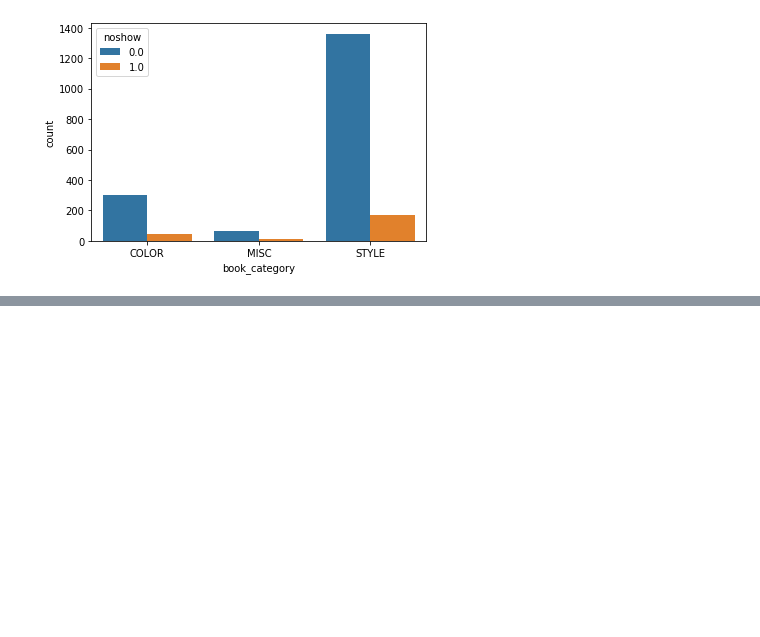
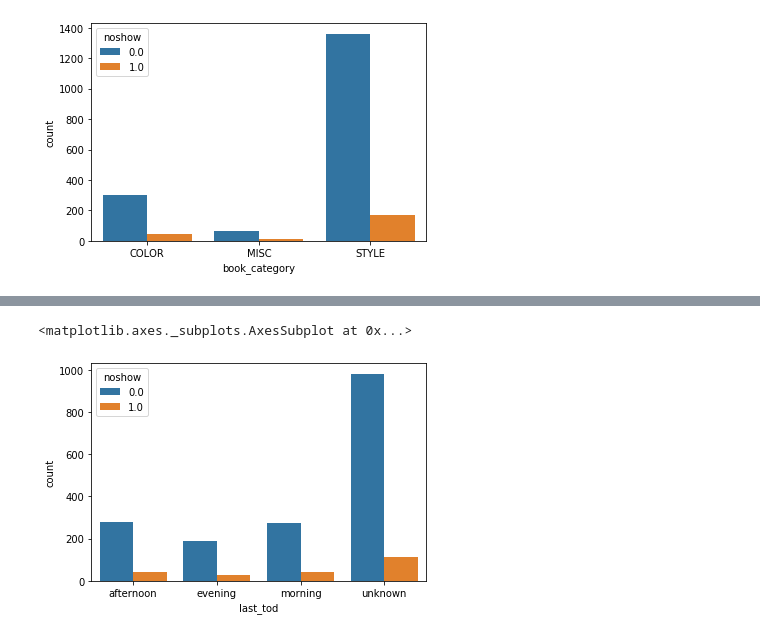
Before and after one commit to dannyvaks/DataScience, a Jupyter notebook: project/Final_Project_noshow_hair_salon.ipynb, the cells around one changed output, grey strips where cells are left out. Cells and saved outputs as stored; diff of their text form; code cells hidden in the pictures; blank space fills up the shorter version.

```diff
--- a/project/Final_Project_noshow_hair_salon.ipynb
+++ b/project/Final_Project_noshow_hair_salon.ipynb
@@ -122,0 +138,5 @@ sns.countplot(x = "book_category", hue = "noshow", data = noshow)
+# %%
+sns.countplot(x='last_tod', hue = "noshow", data=noshow)
+# %% [output]
+<matplotlib.axes._subplots.AxesSubplot at 0x...>
+[figure, added]
```
Also changed, not shown: parts of 21 cells of this notebook, 7 other files.
